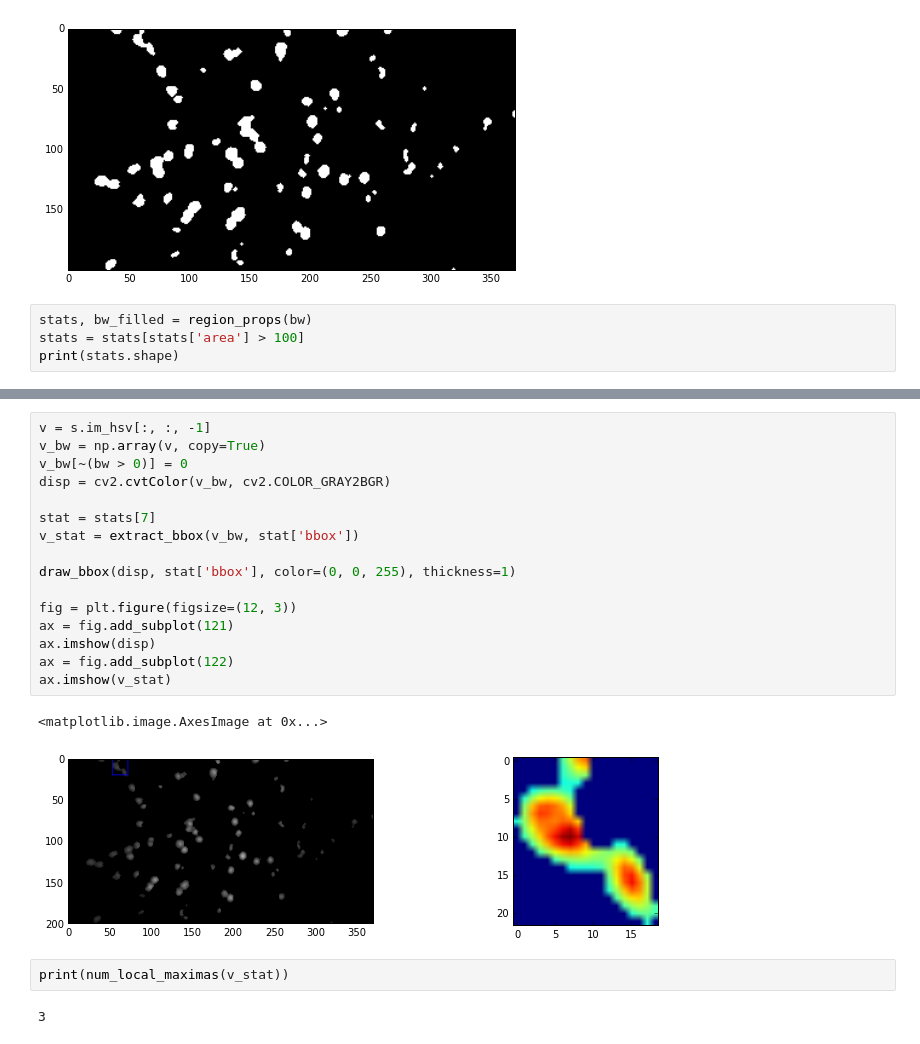
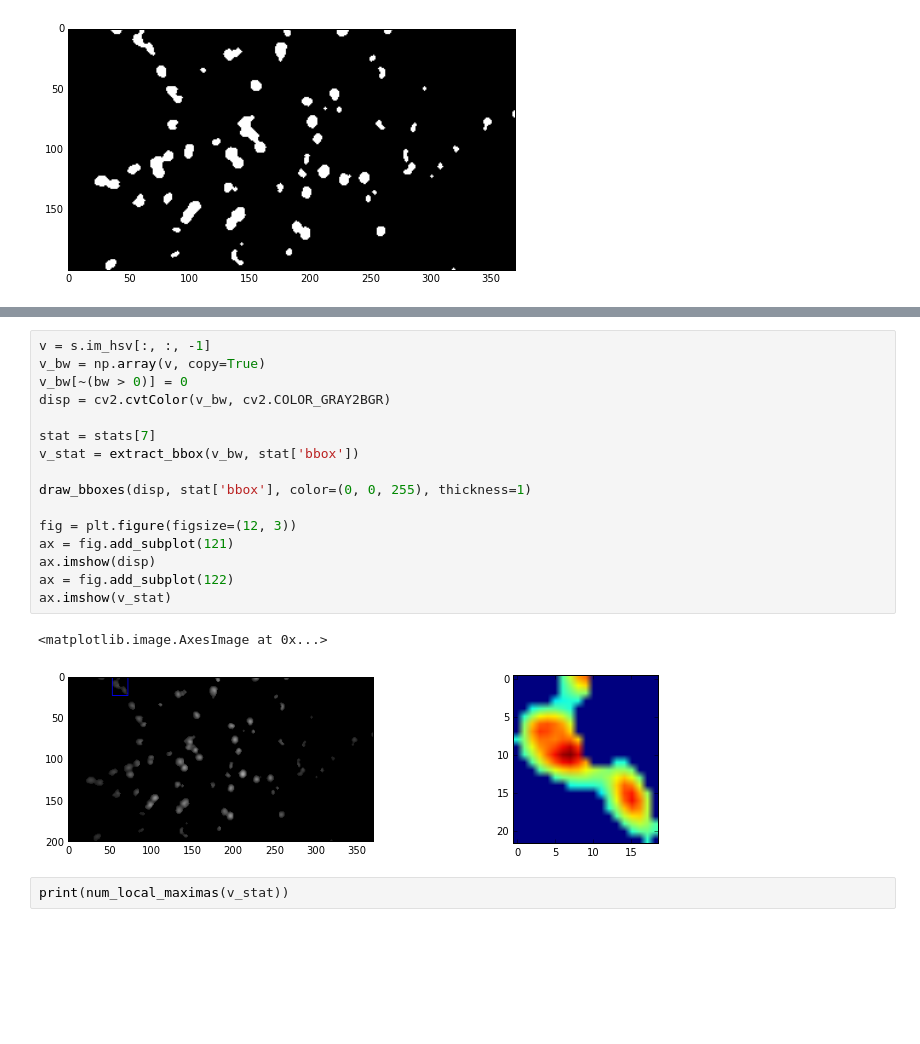
Before and after one commit to versatran01/Galt, a Jupyter notebook: detection/notebook/split.ipynb, the cells around one changed output, grey strips where cells are left out. Drawn from its saved outputs; the diff is of its cells as text; blank space fills up the shorter version.

```diff
--- a/detection/notebook/split.ipynb
+++ b/detection/notebook/split.ipynb
@@ -39,7 +39,3 @@ plt.imshow(bw, cmap=plt.cm.gray)
 # %% [output]
 <matplotlib.image.AxesImage at 0x...>
 [figure]
-# %%
-stats, bw_filled = region_props(bw)
-stats = stats[stats['area'] > 100]
-print(stats.shape)
@@ -48,26 +58,24 @@ print(stats.shape)
 # %%
 v = s.im_hsv[:, :, -1]
 v_bw = np.array(v, copy=True)
 v_bw[~(bw > 0)] = 0
 disp = cv2.cvtColor(v_bw, cv2.COLOR_GRAY2BGR)
 
 stat = stats[7]
 v_stat = extract_bbox(v_bw, stat['bbox'])
 
-draw_bbox(disp, stat['bbox'], color=(0, 0, 255), thickness=1)
+draw_bboxes(disp, stat['bbox'], color=(0, 0, 255), thickness=1)
 
 fig = plt.figure(figsize=(12, 3))
 ax = fig.add_subplot(121)
 ax.imshow(disp)
 ax = fig.add_subplot(122)
 ax.imshow(v_stat)
 # %% [output]
 <matplotlib.image.AxesImage at 0x...>
-[figure, old version]
+[figure, new version]
 # %%
 print(num_local_maximas(v_stat))
-# %% [output]
-3
 # %%
 # Look at hsv
 v = s.im_hsv[:, :, -1]
```
Also changed, not shown: parts of 3 cells of this notebook, 4 other files.
